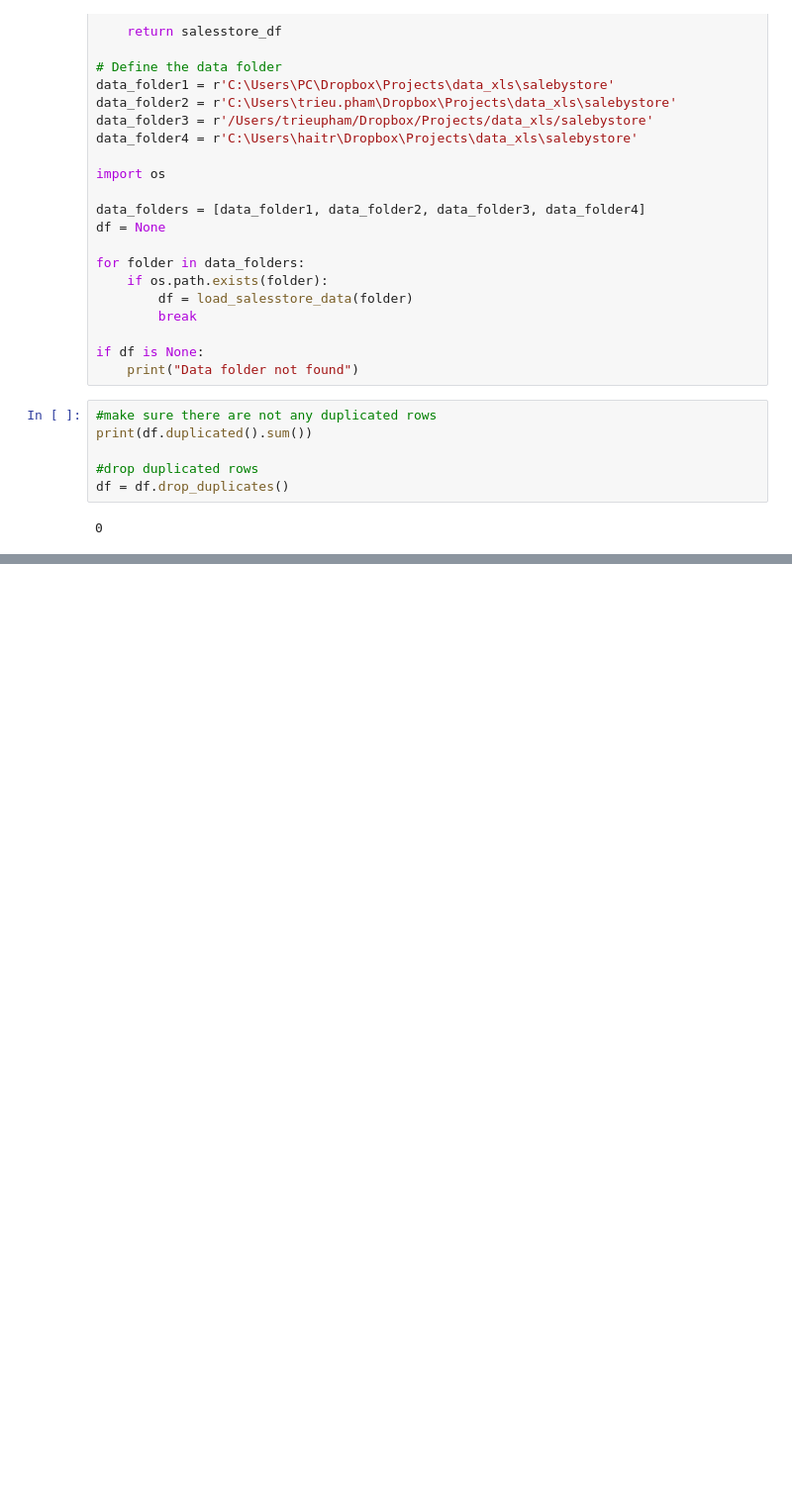
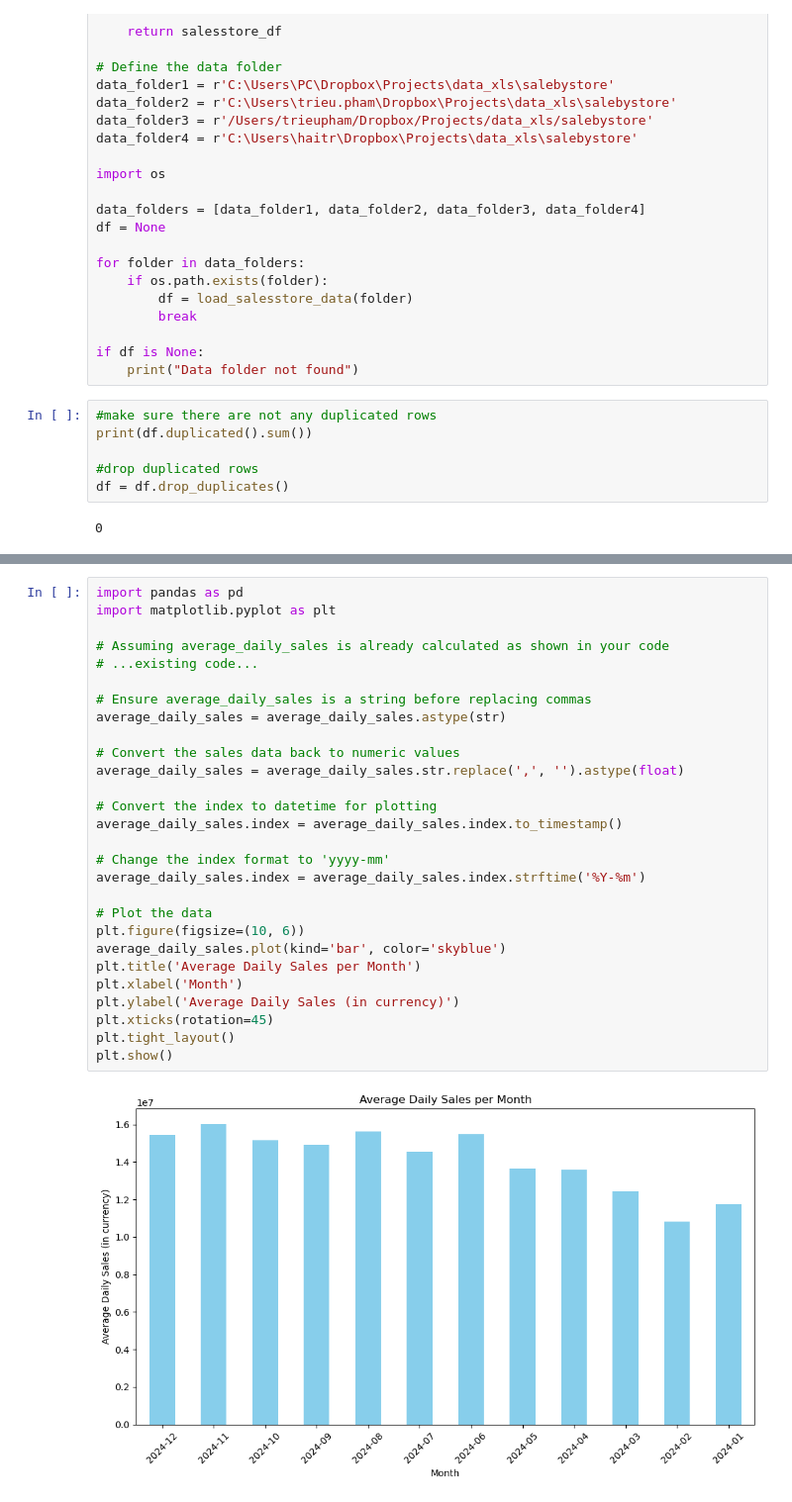
Before and after one commit to TrieuPH/python, a Jupyter notebook: Python/Data Analysis/Store/dataanalysis_cvs_salebystore.ipynb, the cells around one changed output, grey strips where cells are left out. Shown at 99% size. Drawn from its saved outputs; the diff is of its cells as text; blank space fills up the shorter version.

```diff
--- a/Python/Data Analysis/Store/dataanalysis_cvs_salebystore.ipynb
+++ b/Python/Data Analysis/Store/dataanalysis_cvs_salebystore.ipynb
@@ -152,6 +165,36 @@ year_month
 2024-02    10,810,962.24
 2024-01    11,756,127.50
 Freq: M, dtype: object
+# %%
+import pandas as pd
+import matplotlib.pyplot as plt
+
+# Assuming average_daily_sales is already calculated as shown in your code
+# ...existing code...
+
+# Ensure average_daily_sales is a string before replacing commas
+average_daily_sales = average_daily_sales.astype(str)
+
+# Convert the sales data back to numeric values
+average_daily_sales = average_daily_sales.str.replace(',', '').astype(float)
+
+# Convert the index to datetime for plotting
+average_daily_sales.index = average_daily_sales.index.to_timestamp()
+
+# Change the index format to 'yyyy-mm'
+average_daily_sales.index = average_daily_sales.index.strftime('%Y-%m')
+
+# Plot the data
+plt.figure(figsize=(10, 6))
+average_daily_sales.plot(kind='bar', color='skyblue')
+plt.title('Average Daily Sales per Month')
+plt.xlabel('Month')
+plt.ylabel('Average Daily Sales (in currency)')
+plt.xticks(rotation=45)
+plt.tight_layout()
+plt.show()
+# %% [output]
+[figure, added]
 # %%
 from sklearn.linear_model import LinearRegression
 import numpy as np
```
Also changed, not shown: parts of 9 cells of this notebook, 13 other files.
